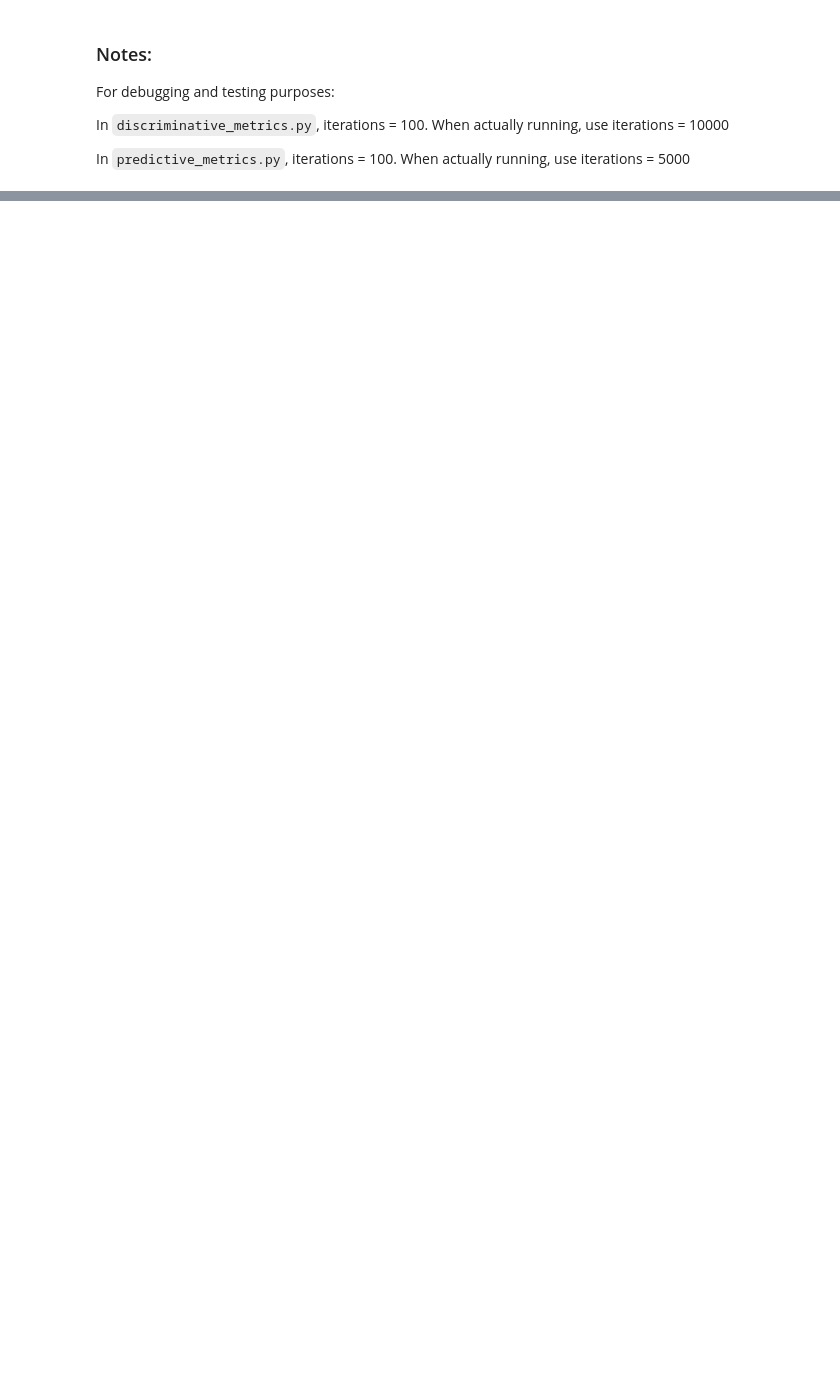
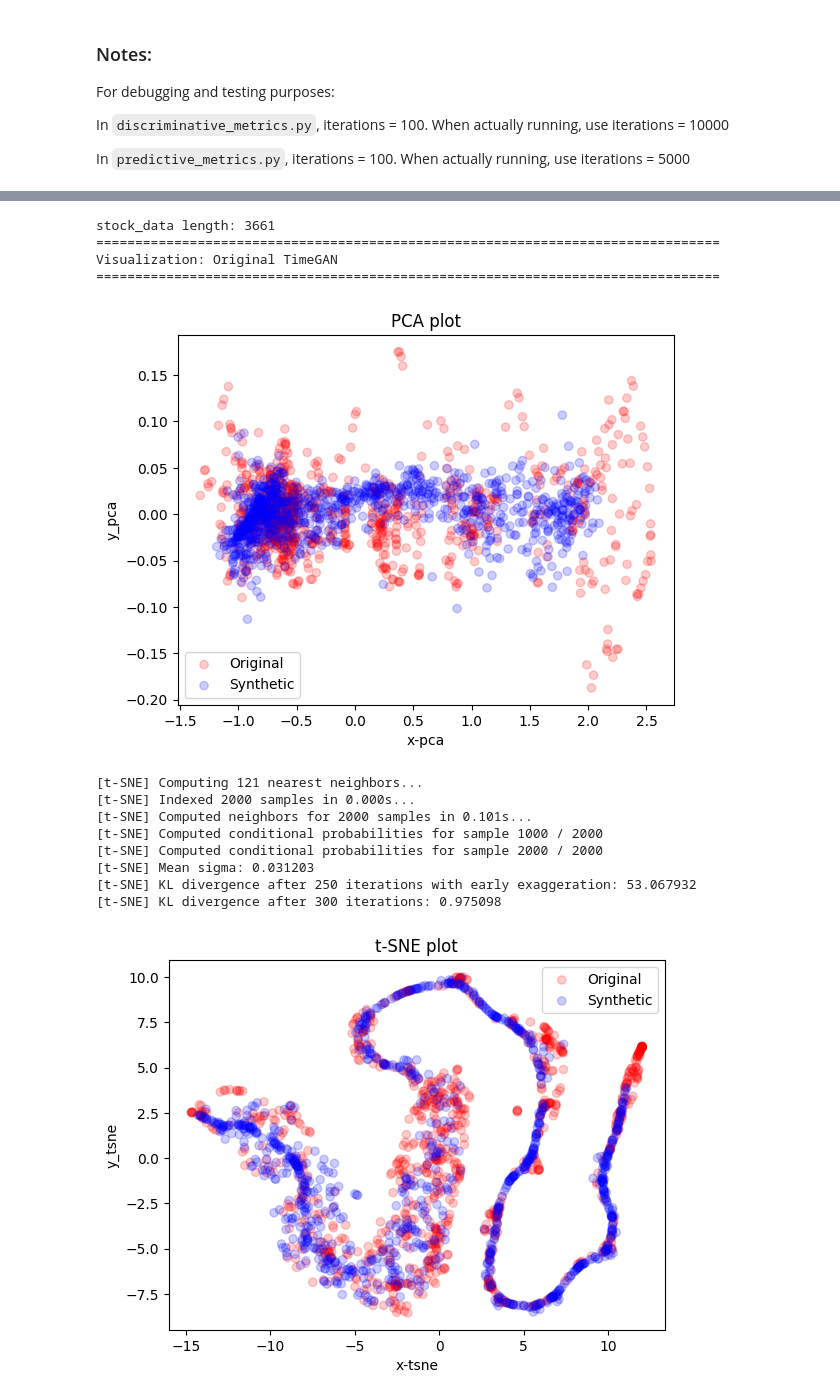
Before and after one commit to andrewtuna05/ECE479, a Jupyter notebook: TimeGAN-pytorch/final_proj.ipynb, the cells around one changed output, grey strips where cells are left out. Saved outputs shown, nothing was run; the diff lists cells and outputs as text; code cells hidden in the pictures; blank space fills up the shorter version.

```diff
--- a/TimeGAN-pytorch/final_proj.ipynb
+++ b/TimeGAN-pytorch/final_proj.ipynb
@@ -125,0 +152,9 @@ model_stock.train()
+# %%
+# Original TimeGAN
+opt_TimeGAN = make_opt(
+    name="stock_original_rnn_rnn",
+    encoder_type="rnn",
+    discriminator_type="rnn",
+    iteration=10000,
+    device=DEVICE
+)
@@ -125,0 +188,10 @@ model_stock.train()
+# %%
+model_original = TimeGAN(opt_TimeGAN, stock_data)
+model_original.train()
+generated_original = model_original.generated_data
+
+print("="*80)
+generated_original_1000 = generate_more_data(model_original, num_gen)
+save_generated("stock_original_rnn_rnn", generated_original_1000)
+
+cleanup_model(model_original)
@@ -149,0 +257,11 @@ Discriminative score: 0.29646017699115046
+# %%
+# Generate More Data for Plotting
+generated_results_1000 = {
+    "Original TimeGAN": generated_original_1000,
+    # "Transformer Encoder": generated_encoder_transformer_1000,
+    # "Transformer Discriminator": generated_discriminator_transformer_1000,
+    # "Transformer Encoder + Discriminator": generated_both_transformer_1000,
+}
+
+for name, gen_data in generated_results_1000.items():
+    print(name, np.asarray(gen_data).shape)
@@ -163,0 +331,30 @@ Discriminative score: 0.28407079646017697 +/- 0.10344523324745103
+# %%
+print("stock_data length:", len(stock_data))
+
+for name, gen_data in generated_results_1000.items():
+    print("=" * 80)
+    print("Visualization:", name)
+    print("=" * 80)
+
+    n = min(len(stock_data), len(gen_data))
+
+    stock_vis = np.asarray(stock_data)[:n]
+    gen_vis = np.asarray(gen_data)[:n]
+
+    visualization(stock_vis, gen_vis, "pca")
+    visualization(stock_vis, gen_vis, "tsne")
+# %% [output]
+stock_data length: 3661
+================================================================================
+Visualization: Original TimeGAN
+================================================================================
+[figure, added]
+[t-SNE] Computing 121 nearest neighbors...
+[t-SNE] Indexed 2000 samples in 0.000s...
+[t-SNE] Computed neighbors for 2000 samples in 0.101s...
+[t-SNE] Computed conditional probabilities for sample 1000 / 2000
+[t-SNE] Computed conditional probabilities for sample 2000 / 2000
+[t-SNE] Mean sigma: 0.031203
+[t-SNE] KL divergence after 250 iterations with early exaggeration: 53.067932
+[t-SNE] KL divergence after 300 iterations: 0.975098
+[figure, added]
```
Also changed, not shown: parts of 25 cells of this notebook, 37 other files.
